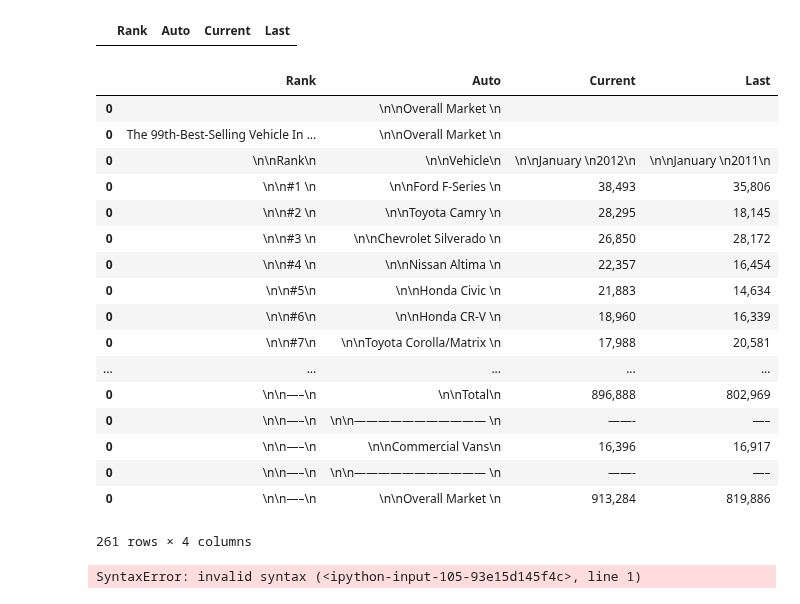
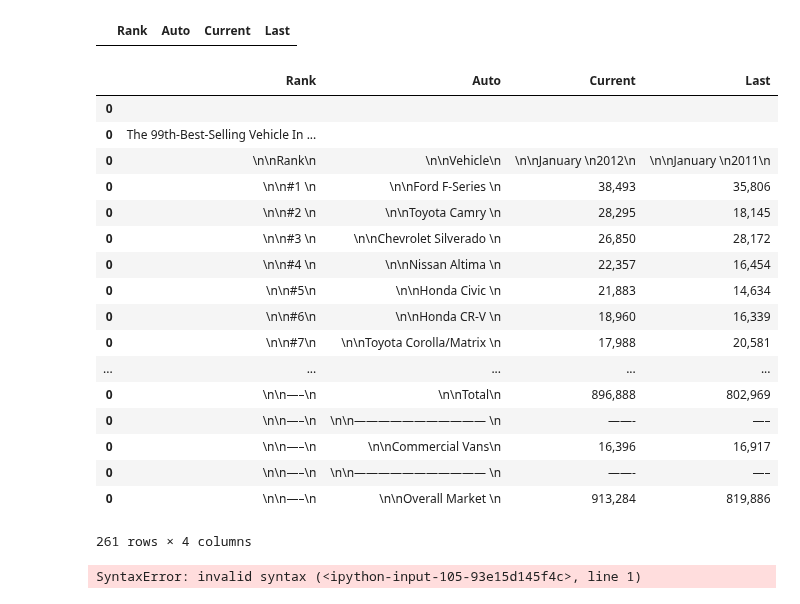
Before and after one commit to evanavaughan/auto_sales_prediction, a Jupyter notebook: multiple_table_scraper.ipynb, the cells around one changed output. Saved outputs shown, nothing was run; the diff lists cells and outputs as text; code cells hidden in the pictures.

Commit message:
python function to dataframe

```diff
--- a/multiple_table_scraper.ipynb
+++ b/multiple_table_scraper.ipynb
@@ -71,37 +71,49 @@ for div in divs:
         col = row.findAll('td')
         if len(col) > 0:
             rank = col[0].text
-        if len(col) > 1:
-            auto = col[1].text
-        if len(col) > 2:
-            curr = col[2].text
-        else:
-            curr = ''
-        if len(col) > 3:
-            last = col[3].text
-        else:
-            last = ''
+        auto = col[1].text if len(col) > 1 else ''
+        curr = col[2].text if len(col) > 2 else ''
+        last = col[3].text if len(col) > 3 else ''
         record = [rank, auto, curr, last]
         df2 = pd.DataFrame({'Rank':[rank], 'Auto':[auto], 'Current':[curr], 'Last':[last]})
         df = df.append(df2)
-# %%
-df
-# %% [output]
-|  | Rank | Auto | Current | Last |
-| 0 |  | \n\nOverall Market \n |  |  |
-| 0 | The 99th-Best-Selling Vehicle In ... | \n\nOverall Market \n |  |  |
-| 0 | \n\nRank\n | \n\nVehicle\n | \n\nJanuary \n2012\n | \n\nJanuary \n2011\n |
-| 0 | \n\n#1 \n | \n\nFord F-Series \n | 38,493 | 35,806 |
-| 0 | \n\n#2 \n | \n\nToyota Camry \n | 28,295 | 18,145 |
-| 0 | \n\n#3 \n | \n\nChevrolet Silverado \n | 26,850 | 28,172 |
-| 0 | \n\n#4 \n | \n\nNissan Altima \n | 22,357 | 16,454 |
-| 0 | \n\n#5\n | \n\nHonda Civic \n | 21,883 | 14,634 |
-| 0 | \n\n#6\n | \n\nHonda CR-V \n | 18,960 | 16,339 |
-| 0 | \n\n#7\n | \n\nToyota Corolla/Matrix \n | 17,988 | 20,581 |
-| ... | ... | ... | ... | ... |
-| 0 | \n\n—–\n | \n\nTotal\n | 896,888 | 802,969 |
-| 0 | \n\n—–\n | \n\n——————————— \n | ——- | —– |
-| 0 | \n\n—–\n | \n\nCommercial Vans\n | 16,396 | 16,917 |
-| 0 | \n\n—–\n | \n\n——————————— \n | ——- | —– |
-| 0 | \n\n—–\n | \n\nOverall Market \n | 913,284 | 819,886 |
-261 rows × 4 columns
+# %%
+def make_dataframe(soup):
+    df = pd.DataFrame(columns=['Rank', 'Auto', 'Current', 'Last'])
+    divs = soup.findAll("tbody")
+    for div in divs:
+        rows = div.findAll('tr')
+        for row in rows:
+            col = row.findAll('td')
+            if len(col) > 0:
+                rank = col[0].text
+            auto = col[1].text if len(col) > 1 else ''
+            curr = col[2].text if len(col) > 2 else ''
+            last = col[3].text if len(col) > 3 else ''
+            record = [rank, auto, curr, last]
+            df2 = pd.DataFrame({'Rank':[rank], 'Auto':[auto], 'Current':[curr], 'Last':[last]})
+            df = df.append(df2)
+    return df
+# %%
+x = make_dataframe(soup)
+# %%
+x
+# %% [output]
+|  | Rank | Auto | Current | Last |
+| 0 |  |  |  |  |
+| 0 | The 99th-Best-Selling Vehicle In ... |  |  |  |
+| 0 | \n\nRank\n | \n\nVehicle\n | \n\nJanuary \n2012\n | \n\nJanuary \n2011\n |
+| 0 | \n\n#1 \n | \n\nFord F-Series \n | 38,493 | 35,806 |
+| 0 | \n\n#2 \n | \n\nToyota Camry \n | 28,295 | 18,145 |
+| 0 | \n\n#3 \n | \n\nChevrolet Silverado \n | 26,850 | 28,172 |
+| 0 | \n\n#4 \n | \n\nNissan Altima \n | 22,357 | 16,454 |
+| 0 | \n\n#5\n | \n\nHonda Civic \n | 21,883 | 14,634 |
+| 0 | \n\n#6\n | \n\nHonda CR-V \n | 18,960 | 16,339 |
+| 0 | \n\n#7\n | \n\nToyota Corolla/Matrix \n | 17,988 | 20,581 |
+| ... | ... | ... | ... | ... |
+| 0 | \n\n—–\n | \n\nTotal\n | 896,888 | 802,969 |
+| 0 | \n\n—–\n | \n\n——————————— \n | ——- | —– |
+| 0 | \n\n—–\n | \n\nCommercial Vans\n | 16,396 | 16,917 |
+| 0 | \n\n—–\n | \n\n——————————— \n | ——- | —– |
+| 0 | \n\n—–\n | \n\nOverall Market \n | 913,284 | 819,886 |
+261 rows × 4 columns
```
Also changed, not shown: parts of 1 cell of this notebook, 1 other file.
